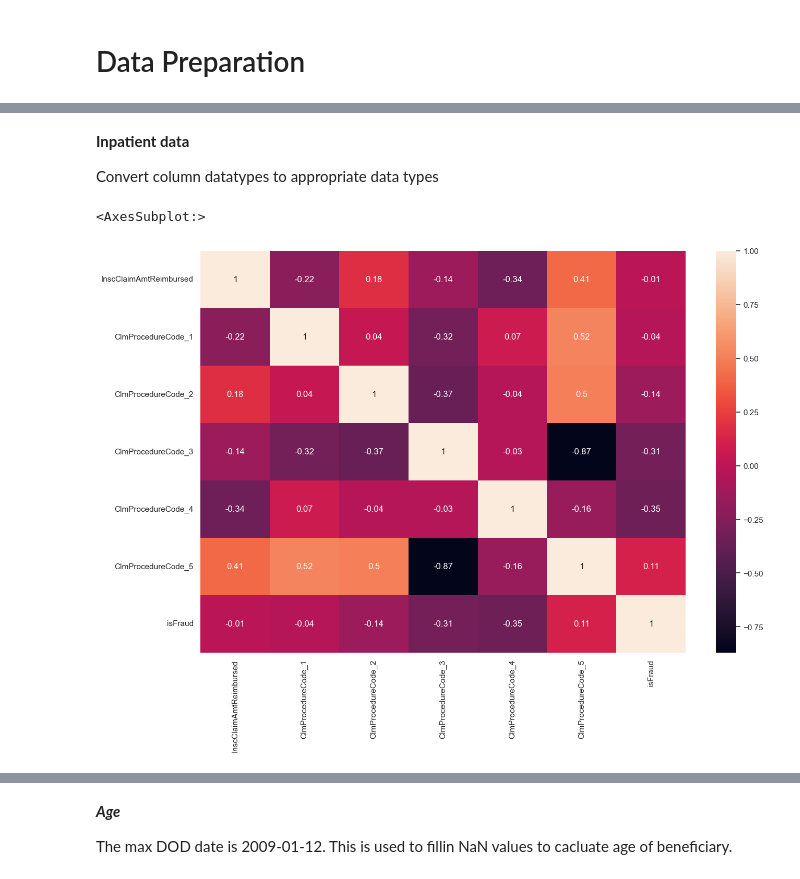
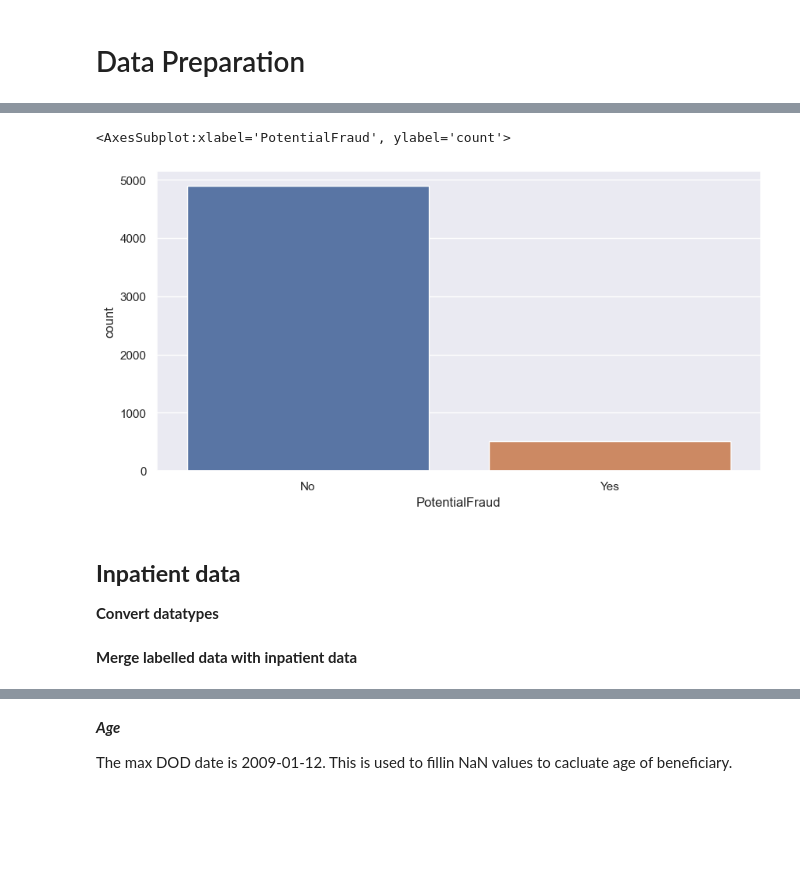
Before and after one commit to evkumar71/DataScience, a Jupyter notebook: Healtcare_fraud_detection.ipynb, the cells around one changed output, grey strips where cells are left out. Drawn from its saved outputs; the diff is of its cells as text; code cells hidden in the pictures; blank space fills up the shorter version.

```diff
--- a/Healtcare_fraud_detection.ipynb
+++ b/Healtcare_fraud_detection.ipynb
@@ -38,7 +53,12 @@ df_lab = pd.read_csv(labelled)
+# %%
+sns.countplot(x='PotentialFraud', data=df_lab)
+# %% [output]
+<AxesSubplot:xlabel='PotentialFraud', ylabel='count'>
+[figure, added]
 # %% [markdown]
-**Inpatient data**
+## **Inpatient data**
 
-Convert column datatypes to appropriate data types
+**Convert datatypes**
 # %%
 df_in['ClaimStartDt'] = pd.to_datetime(df_in['ClaimStartDt'], infer_datetime_format=True)
 df_in['ClaimEndDt'] = pd.to_datetime(df_in['ClaimEndDt'], infer_datetime_format=True)
@@ -60,7 +81,6 @@ df_in_corr = df_in.loc[:, ['InscClaimAmtReimbursed',
                              ].corr()
 df_in_corr = round(df_in_corr.corr(), 2)
 # %%
-sns.heatmap(df_in_corr, annot=True)
+# sns.heatmap(df_in_corr, annot=True)
-# %% [output]
-<AxesSubplot:>
-[figure, removed]
+# %% [markdown]
+**Merge labelled data with inpatient data**
```
Also changed, not shown: parts of 47 cells of this notebook.
